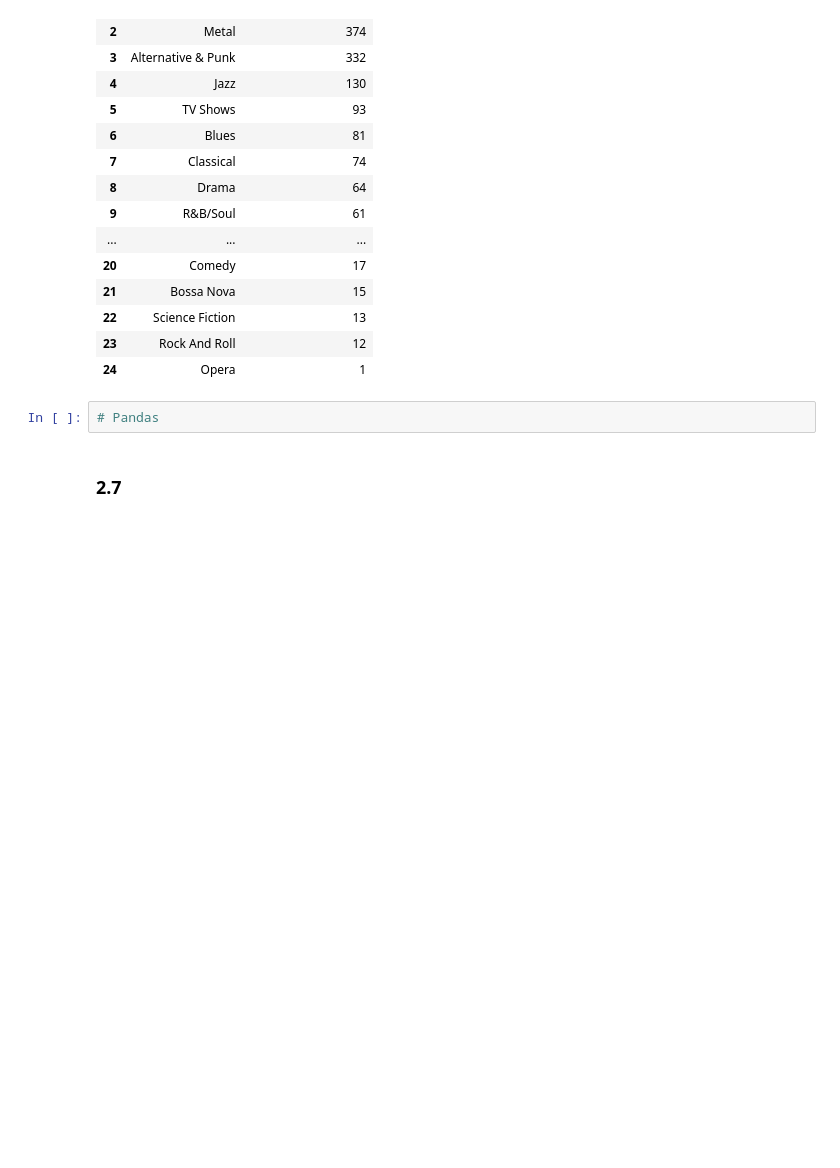
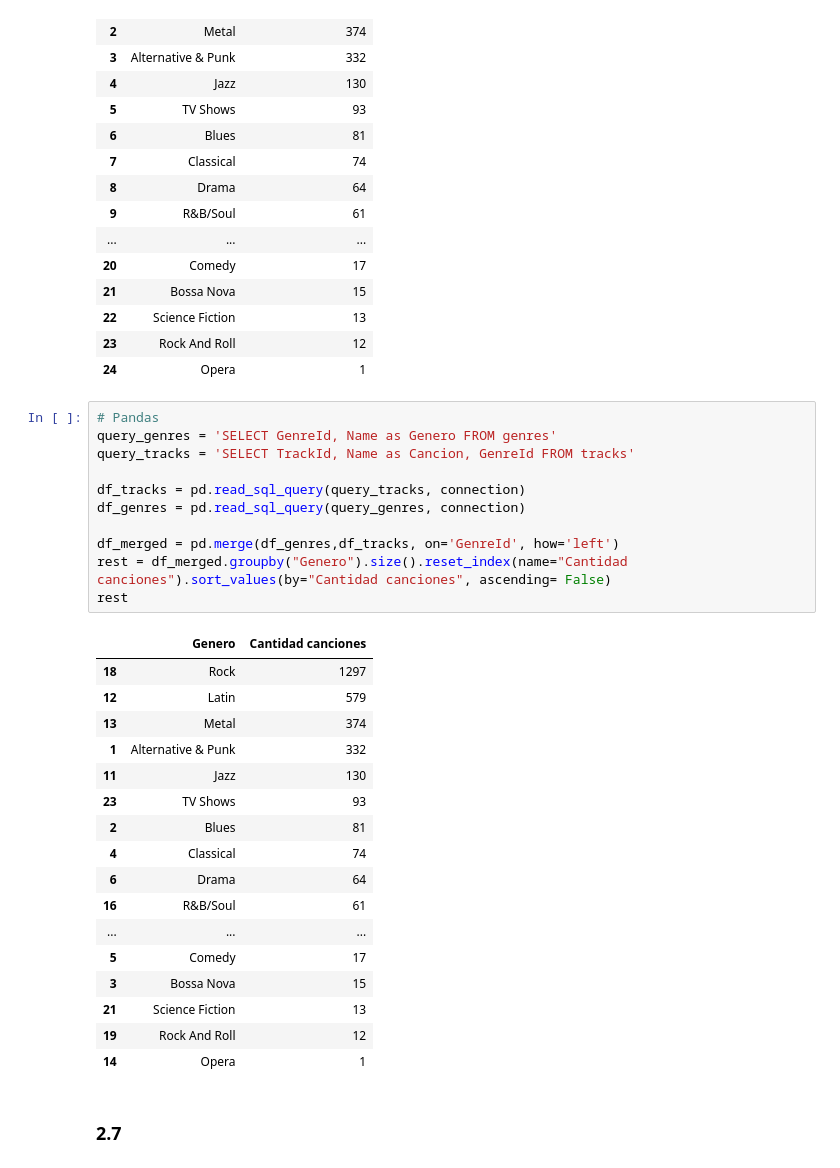
Before and after one commit to enax93/ONLINE_DS_THEBRIDGE_EmmaCollado, a Jupyter notebook: 03_Analisis_de_Datos/Sprint_06/Unidad_01/Practica_Obligatoria/18_Practica_Obligatoria_SQL.ipynb, the cells around one changed output. Drawn from its saved outputs; the diff is of its cells as text; blank space fills up the shorter version.

```diff
--- a/03_Analisis_de_Datos/Sprint_06/Unidad_01/Practica_Obligatoria/18_Practica_Obligatoria_SQL.ipynb
+++ b/03_Analisis_de_Datos/Sprint_06/Unidad_01/Practica_Obligatoria/18_Practica_Obligatoria_SQL.ipynb
@@ -281,8 +387,35 @@ sql_query(query, connection)
 | 22 | Science Fiction | 13 |
 | 23 | Rock And Roll | 12 |
 | 24 | Opera | 1 |
-# %%
-# Pandas
+# %%
+# Pandas
+query_genres = 'SELECT GenreId, Name as Genero FROM genres'
+query_tracks = 'SELECT TrackId, Name as Cancion, GenreId FROM tracks'
+
+df_tracks = pd.read_sql_query(query_tracks, connection)
+df_genres = pd.read_sql_query(query_genres, connection)
+
+df_merged = pd.merge(df_genres,df_tracks, on='GenreId', how='left')
+rest = df_merged.groupby("Genero").size().reset_index(name="Cantidad canciones").sort_values(by="Cantidad canciones", ascending= False)
+rest
+# %% [output]
+|  | Genero | Cantidad canciones |
+| 18 | Rock | 1297 |
+| 12 | Latin | 579 |
+| 13 | Metal | 374 |
+| 1 | Alternative & Punk | 332 |
+| 11 | Jazz | 130 |
+| 23 | TV Shows | 93 |
+| 2 | Blues | 81 |
+| 4 | Classical | 74 |
+| 6 | Drama | 64 |
+| 16 | R&B/Soul | 61 |
+| ... | ... | ... |
+| 5 | Comedy | 17 |
+| 3 | Bossa Nova | 15 |
+| 21 | Science Fiction | 13 |
+| 19 | Rock And Roll | 12 |
+| 14 | Opera | 1 |
 # %% [markdown]
 ### 2.7
 # %% [markdown]
```
Also changed, not shown: parts of 8 cells of this notebook.
